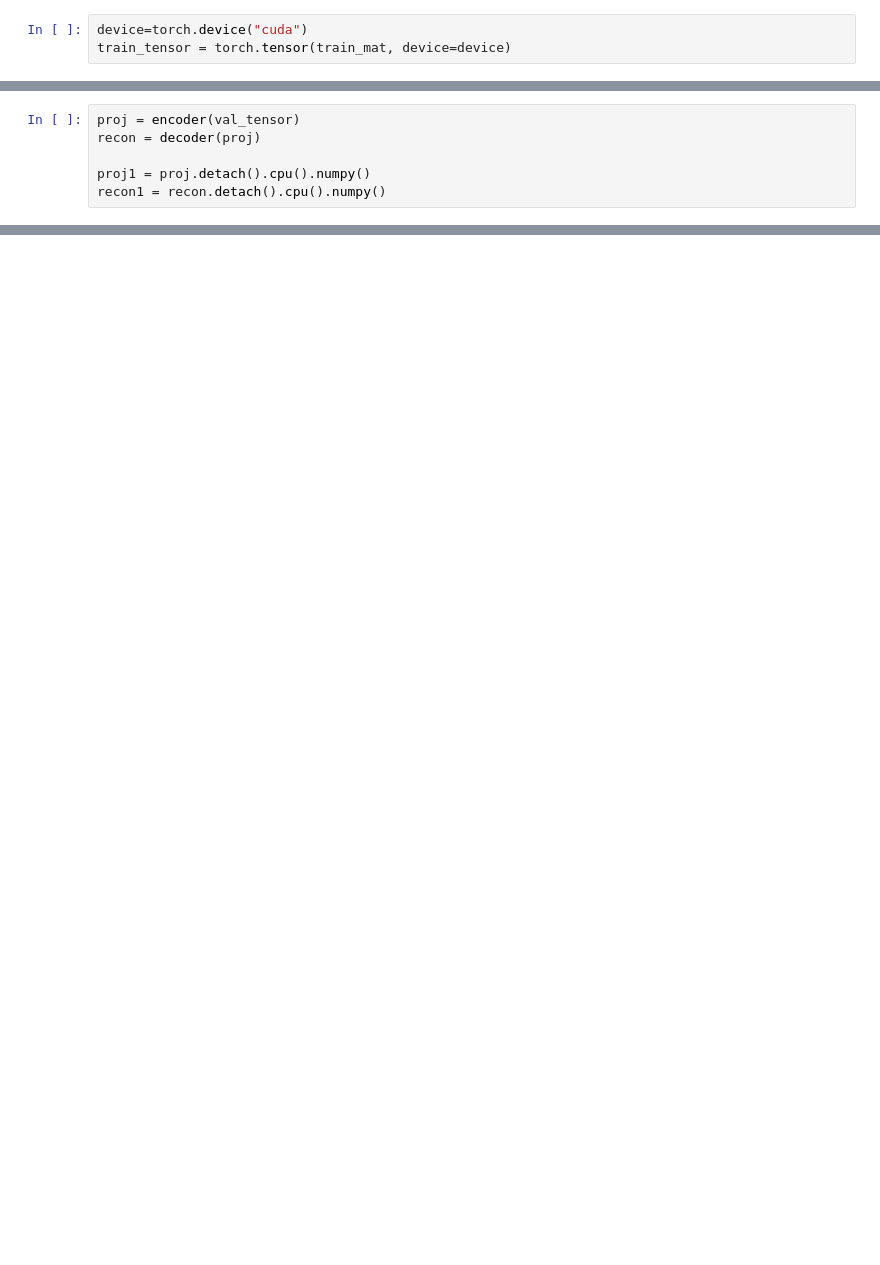
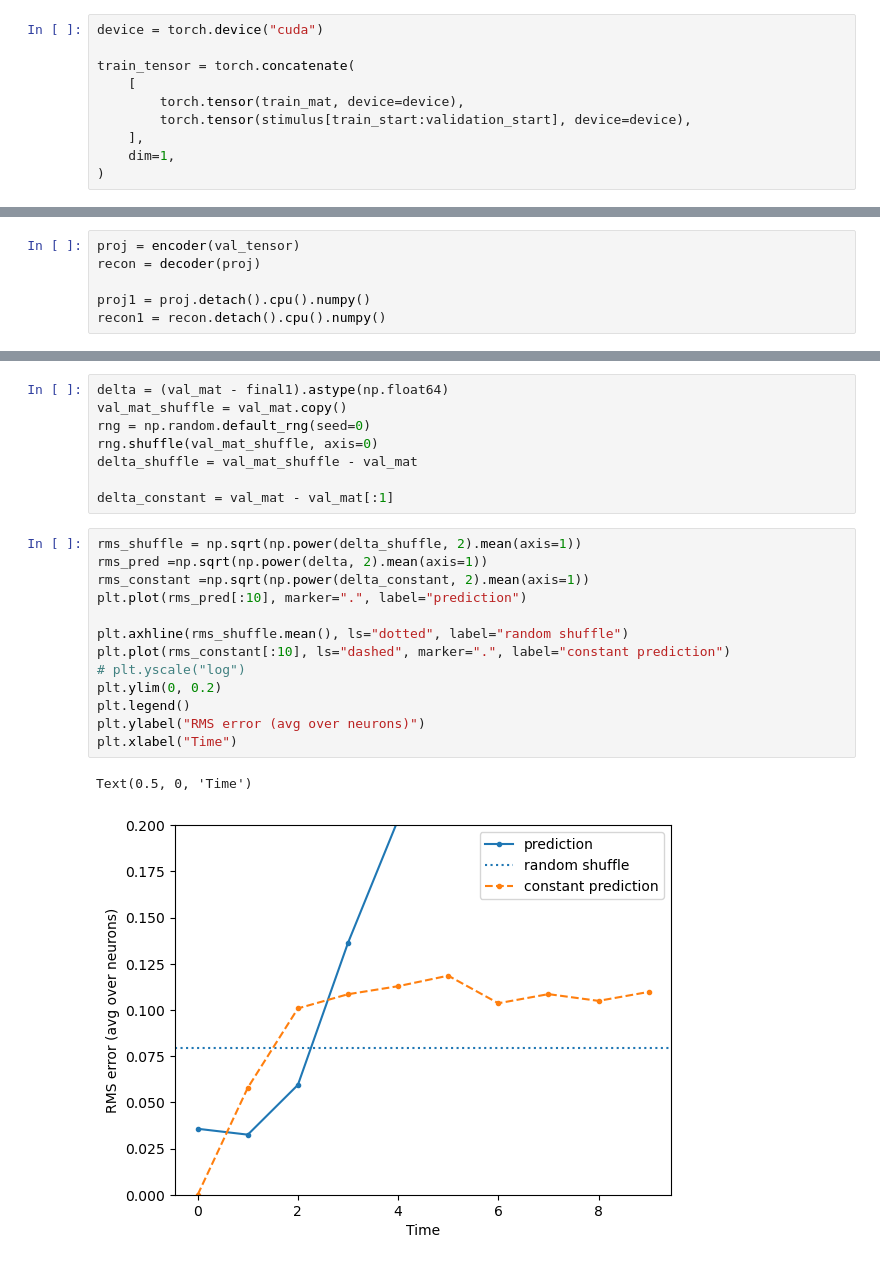
Before and after one commit to saalfeldlab/NeuralGraph, a Jupyter notebook: src/NeuralGraph/notebooks/latent_space.ipynb, the cells around one changed output, grey strips where cells are left out. Saved outputs shown, nothing was run; the diff lists cells and outputs as text; blank space fills up the shorter version.

```diff
--- a/src/NeuralGraph/notebooks/latent_space.ipynb
+++ b/src/NeuralGraph/notebooks/latent_space.ipynb
@@ -80,3 +92,10 @@ val_mat = obs_ca[validation_start:test_start]
 # %%
-device=torch.device("cuda")
-train_tensor = torch.tensor(train_mat, device=device)
+device = torch.device("cuda")
+
+train_tensor = torch.concatenate(
+    [
+        torch.tensor(train_mat, device=device),
+        torch.tensor(stimulus[train_start:validation_start], device=device),
+    ],
+    dim=1,
+)
@@ -251,0 +403,24 @@ i=6905
+# %%
+delta = (val_mat - final1).astype(np.float64)
+val_mat_shuffle = val_mat.copy()
+rng = np.random.default_rng(seed=0)
+rng.shuffle(val_mat_shuffle, axis=0)
+delta_shuffle = val_mat_shuffle - val_mat
+
+delta_constant = val_mat - val_mat[:1]
+# %%
+rms_shuffle = np.sqrt(np.power(delta_shuffle, 2).mean(axis=1))
+rms_pred =np.sqrt(np.power(delta, 2).mean(axis=1))
+rms_constant =np.sqrt(np.power(delta_constant, 2).mean(axis=1))
+plt.plot(rms_pred[:10], marker=".", label="prediction")
+
+plt.axhline(rms_shuffle.mean(), ls="dotted", label="random shuffle")
+plt.plot(rms_constant[:10], ls="dashed", marker=".", label="constant prediction")
+# plt.yscale("log")
+plt.ylim(0, 0.2)
+plt.legend()
+plt.ylabel("RMS error (avg over neurons)")
+plt.xlabel("Time")
+# %% [output]
+Text(0.5, 0, 'Time')
+[figure, added]
```
Also changed, not shown: parts of 16 cells of this notebook, 1 other file.
